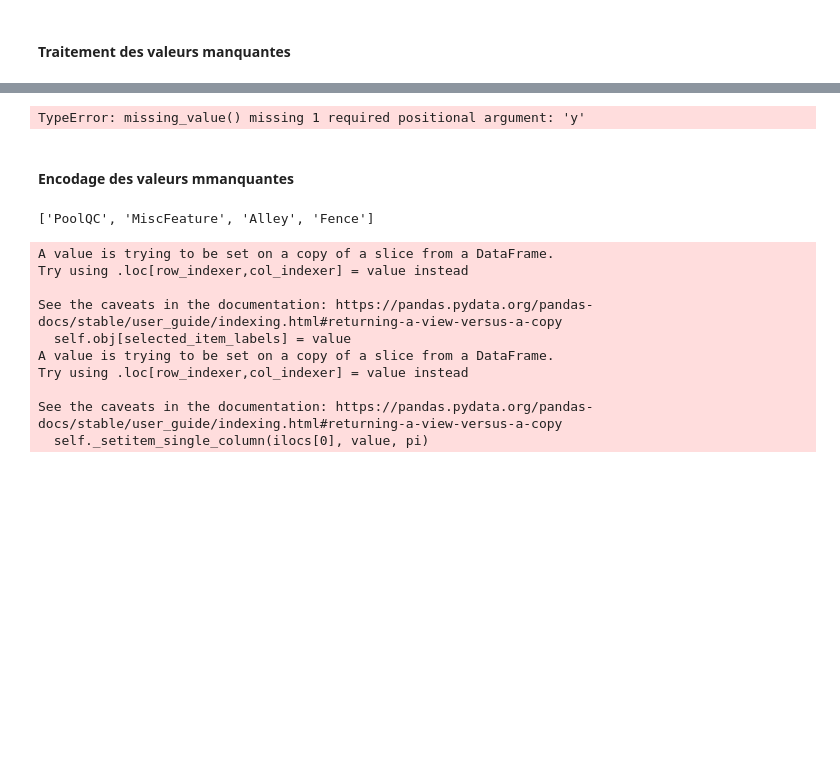
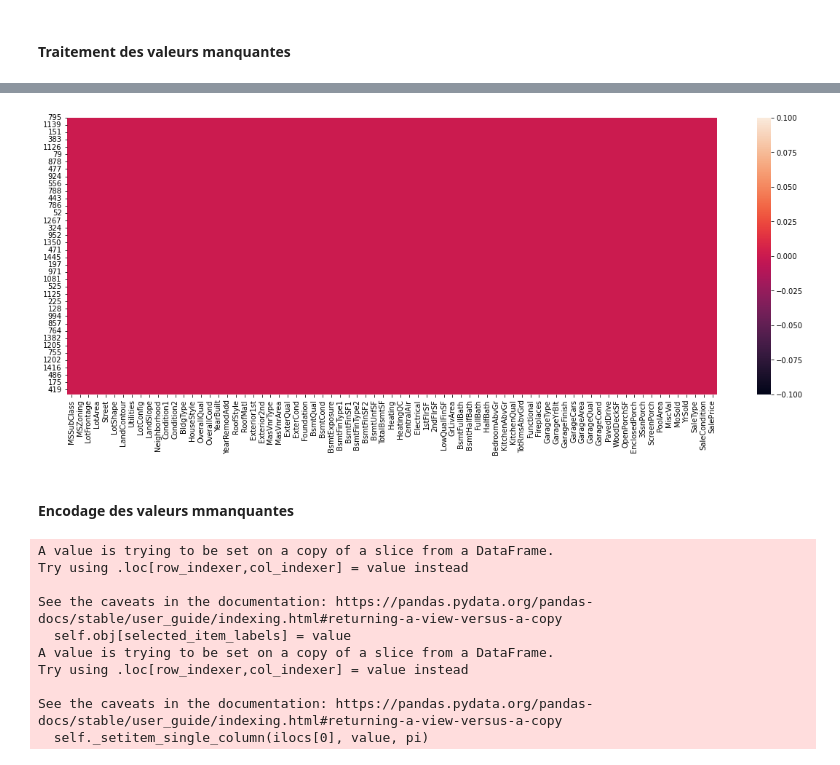
Before and after one commit to syibrahima31/Machine-Learning-Course, a Jupyter notebook: LinearRegressionSckit.ipynb, the cells around one changed output, grey strips where cells are left out. Saved outputs shown, nothing was run; the diff lists cells and outputs as text; code cells hidden in the pictures; blank space fills up the shorter version.

```diff
--- a/LinearRegressionSckit.ipynb
+++ b/LinearRegressionSckit.ipynb
@@ -51,10 +51,7 @@ df.head(3)
 #### Separation du jeu de données
 # %%
 target_name = 'SalePrice'
-y = df.loc[:, target_name]
-X = df.drop(columns=[target_name])
-
-X_train, X_test, y_train, y_test  = train_test_split(X, y, train_size=0.75, random_state=12)
+Dtrain , Dtest  = train_test_split(df,  train_size=0.75, random_state=12)
 # %% [markdown]
 #### Traitement des valeurs manquantes
 # %%
@@ -73,25 +70,28 @@ plot_missing_values(X_train)
+# %%
+missing_rate : (Dtrain.isnull().sum() / len(Dtrain)).sort_values(ascending=False)
+remove_columns = missing_rate[missing_rate>0.40].index.to_list()
 # %%
-missing_rate = (X_train.isnull().sum() / X_train.shape[0] ).sort_values(ascending=False)
-remove_columns = missing_rate[missing_rate>0.70].index.to_list()
 
-def missing_value(X, y):
+
+def missing_value(df):
     """traite les valeurs manquantes
 
     Args:
         df (data frame ): tableau de donnée
 
     Returns:
         data frame : tableau de donnée
     """
-    X= X.drop(columns=remove_columns, axis=1)
-    return df.dropna()
+    df = df.drop(columns=remove_columns, axis=1)
+    df.dropna(inplace=True)
 
-X_train = missing_value(X_train)
+    return df
 
 
-plot_missing_values(X_train)
+
+plot_missing_values(missing_value(Dtrain))
 # %% [output]
-TypeError: missing_value() missing 1 required positional argument: 'y'
+[figure, added]
 # %% [markdown]
 #### Encodage des valeurs mmanquantes
 # %%
@@ -111,10 +111,6 @@ def seperate(df):
     numerical_columns = df.select_dtypes(exclude=["object"]).columns.to_list()
     len(categorical_columns)
     return df[numerical_columns], df[categorical_columns]
-# %%
-remove_columns
-# %% [output]
-['PoolQC', 'MiscFeature', 'Alley', 'Fence']
 # %%
 def encoding(df):
     encoder = LabelEncoder()
```
Also changed, not shown: parts of 5 cells of this notebook.
